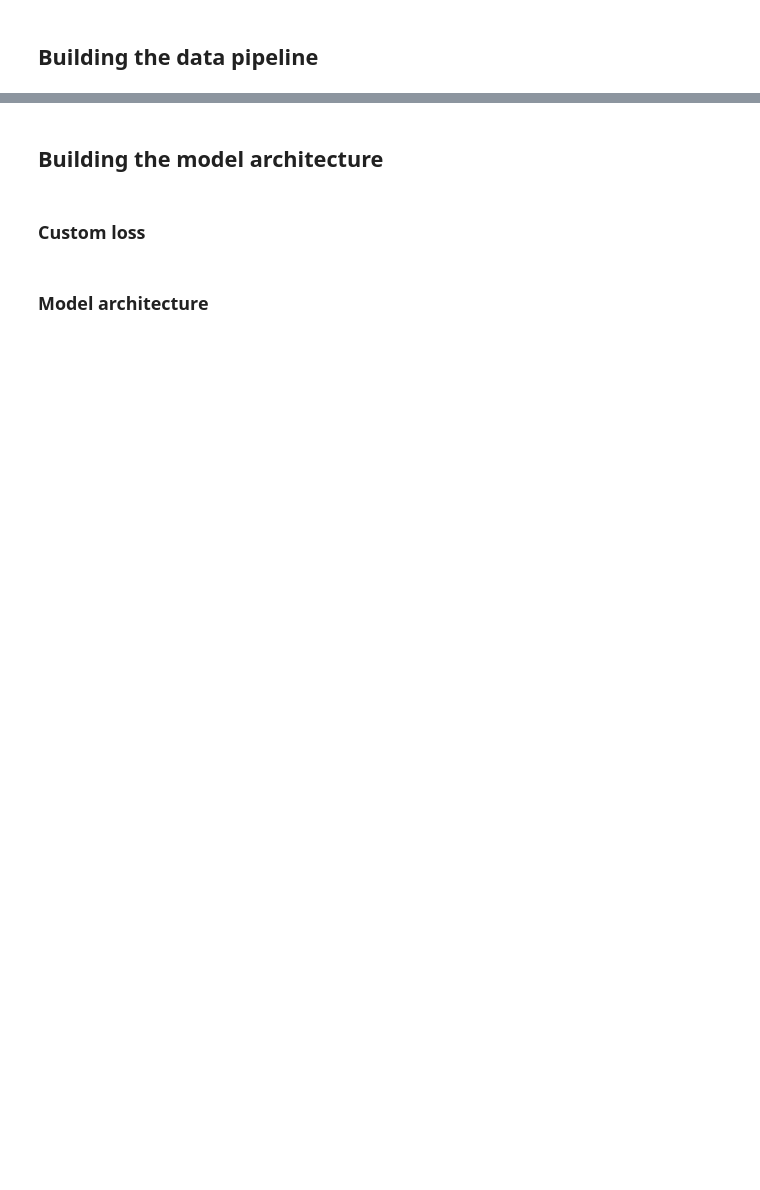
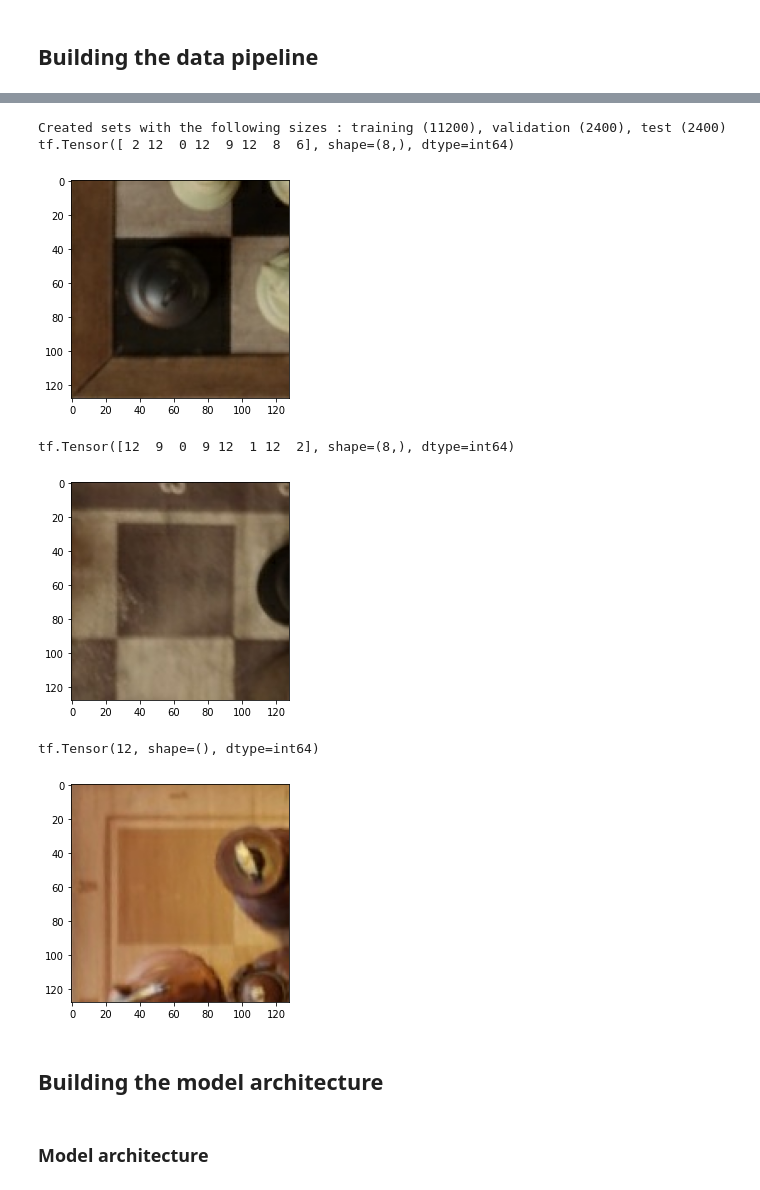
Before and after one commit to TheFamousRat/ChessR, a Jupyter notebook: notebook/ChessR_network.ipynb, the cells around one changed output, grey strips where cells are left out. Saved outputs shown, nothing was run; the diff lists cells and outputs as text; code cells hidden in the pictures; blank space fills up the shorter version.

```diff
--- a/notebook/ChessR_network.ipynb
+++ b/notebook/ChessR_network.ipynb
@@ -349,4 +295,78 @@ plt.show()
+# %%
+# Testing a TFRecord data pipeline
+def formatImg(rawImg):
+    image = tf.image.decode_jpeg(rawImg, channels=3)
+    image = tf.cast(image, tf.float32) / 255.0  # convert image to floats in [0, 1] range
+    image = tf.image.resize(image, [IMAGE_SIZE, IMAGE_SIZE]) # explicit size needed for TPU
+
+    #Augmentation
+    image = tf.image.random_flip_left_right(image)
+    image = tf.image.random_flip_up_down(image)
+
+    return image
+
+def decodeTFRec(record_):
+    features = {
+        "img" : tf.io.FixedLenFeature([], tf.string),
+        "classId" : tf.io.FixedLenFeature([], tf.int64)
+    }
+    example = tf.io.parse_single_example(record_, features)
+    img = formatImg(example["img"])
+    label = example["classId"]
+    return img, label
+
+def makeTFRecordsDataset(recordsPaths_):
+    dataset = tf.data.TFRecordDataset(recordsPaths_)
+    dataset = dataset.map(decodeTFRec, num_parallel_calls = tf.data.AUTOTUNE)
+
+    dataset = dataset.batch(BATCH_SIZE)
+    dataset = dataset.prefetch(tf.data.AUTOTUNE)
+
+    return dataset
+
+datasetSize = 16000
+trainSize = int(datasetSize * TRAIN_PROPORTION)
+valSize = int(datasetSize * VAL_PROPORTION)
+testSize = int(datasetSize * TEST_PROPORTION)
+
+trainValSepPoint = trainSize + valSize
+valTestSepPoint = trainValSepPoint + testSize
+
+# Building datasets
+recordsPaths = [os.path.join(TF_RECORDS_FOLDER, filepath) for filepath in os.listdir(TF_RECORDS_FOLDER)]
+trainDs = makeTFRecordsDataset(recordsPaths[0:trainSize])
+valDs = makeTFRecordsDataset(recordsPaths[trainSize:trainValSepPoint])
+testDs = makeTFRecordsDataset(recordsPaths[trainValSepPoint:valTestSepPoint])
+recordsPaths = None
+
+print("Created sets with the following sizes : training ({}), validation ({}), test ({})".format(trainSize, valSize, testSize))
+
+if True:
+    # Checking if everything looks to have loaded normally
+    img, classId = next(iter(trainDs))
+    print(classId)
+    plt.figure()
+    plt.imshow(img[0])
+    plt.show()
+
+    img, classId = next(iter(valDs))
+    print(classId)
+    plt.figure()
+    plt.imshow(img[0])
+    plt.show()
+
+    img, classId = next(iter(testDs))
+    print(classId[0])
+    plt.figure()
+    plt.imshow(img[0])
+    plt.show()
+# %% [output]
+Created sets with the following sizes : training (11200), validation (2400), test (2400)
+tf.Tensor([ 2 12  0 12  9 12  8  6], shape=(8,), dtype=int64)
+[figure, added]
+tf.Tensor([12  9  0  9 12  1 12  2], shape=(8,), dtype=int64)
+[figure, added]
+tf.Tensor(12, shape=(), dtype=int64)
+[figure, added]
 # %% [markdown]
 ## Building the model architecture
-# %% [markdown]
-### Custom loss
```
Also changed, not shown: parts of 28 cells of this notebook, 1 other file.
